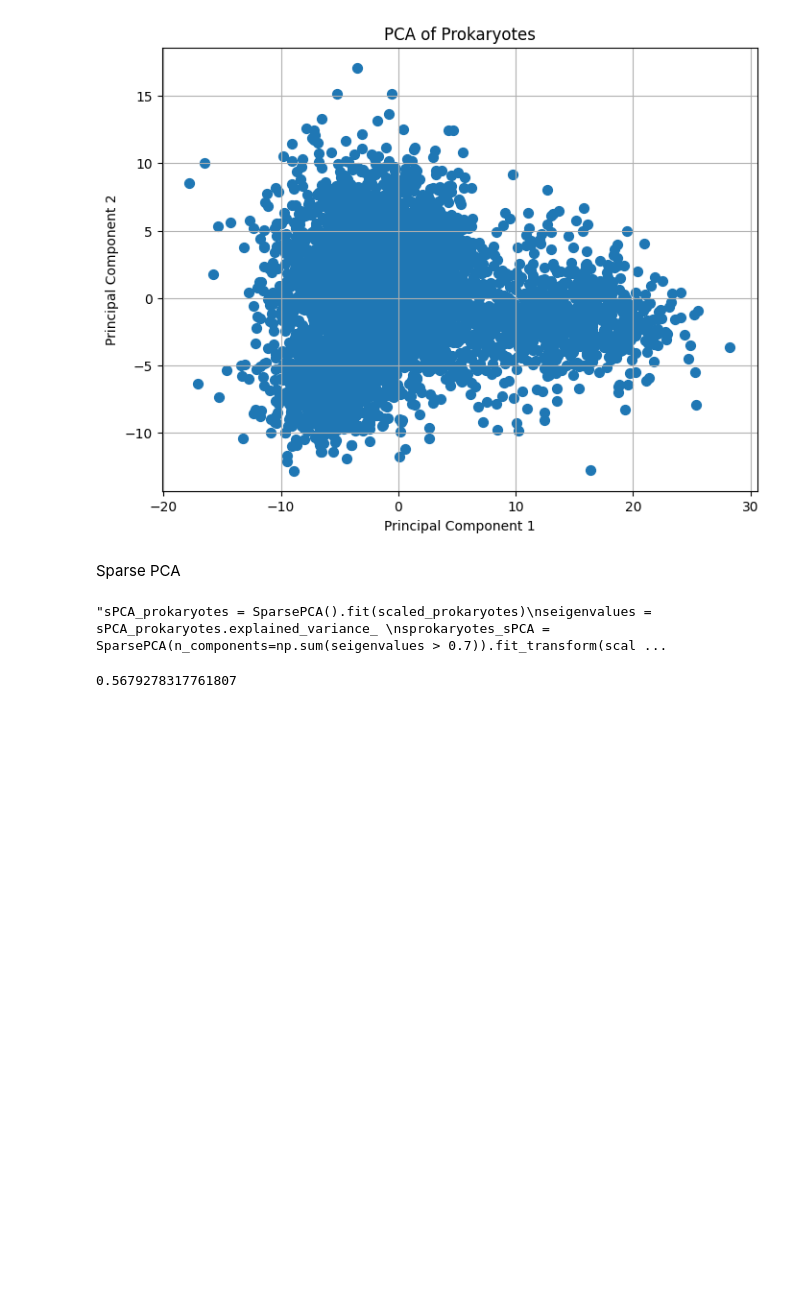
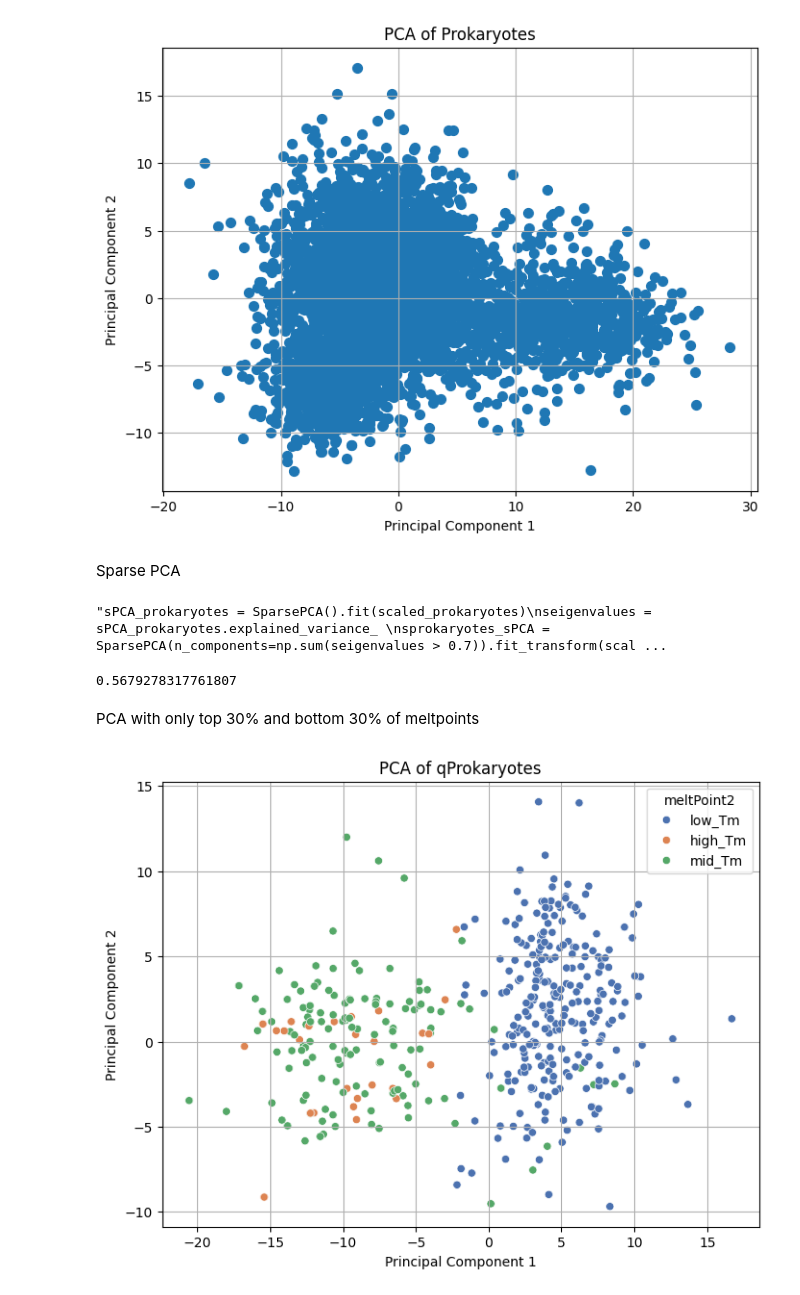
Before and after one commit to datascience-mobi-2024/topic04_02, a Jupyter notebook: pca_regression.ipynb, the cells around one changed output. Cells and saved outputs as stored; diff of their text form; code cells hidden in the pictures; blank space fills up the shorter version.

```diff
--- a/pca.ipynb
+++ b/pca_regression.ipynb
@@ -130,3 +131,5 @@ svariance = sPCA_prokaryotes.explained_variance_ratio_'''
 sum(variance[0:20])
 # %% [output]
 0.5679278317761807
+# %% [markdown]
+PCA with only top 30% and bottom 30% of meltpoints
@@ -132,0 +153,46 @@ sum(variance[0:20])
+# %%
+prokaryotes2: pd.DataFrame = pd.read_csv(os.path.join(path, "prokaryotes_323columns.csv"))
+prokaryotesquant = pain(prokaryotes2,'meltPoint',0.2,0.8)
+qprokaryotesmp = prokaryotesquant.copy()
+droplist = [0,1,2,3,4,5,6,7,8,10,11,12,13,14,15,16,17,18,19,20,21,22,23,24,25,26,27,28,29,30,31]
+col = prokaryotesquant.columns
+dropl2 = []
+""" for n in col:
+    if len(n) == 2:
+        dropl2.append(n) """
+prokaryotesquant = prokaryotesquant.drop(prokaryotes2.columns[droplist], axis=1)
+#prokaryotes = prokaryotes.drop(dropl2, axis=1)
+prokaryotesquant = prokaryotesquant.drop(['helixind','helixseq'],axis = 1)
+prokaryotesquant = prokaryotesquant.reset_index(drop=True)
+# %%
+prokaryotesquant.replace([np.inf, -np.inf], np.nan, inplace=True)
+prokaryotesquant = prokaryotesquant.fillna(0)
+scaled_qprokaryotes = StandardScaler().fit_transform(prokaryotesquant)
+qPCA_prokaryotes = PCA().fit(scaled_qprokaryotes)
+qeigenvalues = qPCA_prokaryotes.explained_variance_
+qprokaryotes_PCA = PCA(n_components=np.sum(qeigenvalues > 0.7)).fit_transform(scaled_qprokaryotes)
+qprokaryotes_PCA_df = pd.DataFrame(data = qprokaryotes_PCA, columns = [f'PC{i+1}' for i in range(np.sum(qeigenvalues > 0.7))])
+qvariance = qPCA_prokaryotes.explained_variance_ratio_
+qloadings = PCA(n_components=20).fit(scaled_qprokaryotes).components_.T
+qloadings_df = pd.DataFrame(qloadings, columns=[f'PC{i+1}' for i in range(qloadings.shape[1])], index=prokaryotesquant.columns)
+# %%
+for n in qprokaryotesmp.index:
+    if qprokaryotesmp.loc[n,'meltPoint'] <= qprokaryotesmp['meltPoint'].quantile(0.1):
+        qprokaryotes_PCA_df.loc[n, 'meltPoint2'] = 'low_Tm'
+    elif qprokaryotesmp.loc[n,'meltPoint'] >= qprokaryotesmp['meltPoint'].quantile(0.9) and qprokaryotesmp.loc[n,'meltPoint'] <= qprokaryotesmp['meltPoint'].quantile(0.95):
+        qprokaryotes_PCA_df.loc[n, 'meltPoint2'] = 'mid_Tm'
+    elif qprokaryotesmp.loc[n,'meltPoint'] >= qprokaryotesmp['meltPoint'].quantile(0.99):
+        qprokaryotes_PCA_df.loc[n, 'meltPoint2'] = 'high_Tm'
+    else:
+        qprokaryotes_PCA_df.loc[n, 'meltPoint2'] = np.nan
+# %%
+plt.figure(figsize=(8, 6))
+sns.scatterplot(data = qprokaryotes_PCA_df[qprokaryotes_PCA_df['meltPoint2'].isin(['high_Tm','mid_Tm','low_Tm'])], x = 'PC1', y = 'PC2', hue = 'meltPoint2',palette = 'deep')
+#sns.scatterplot(data = prokaryotes_PCA_df, x = 'PC1', y = 'PC3', hue = 'meltPoint',palette = 'deep')
+plt.xlabel('Principal Component 1')
+plt.ylabel('Principal Component 2')
+plt.title('PCA of qProkaryotes')
+plt.grid()
+plt.show()
+# %% [output]
+[figure, added]
```
Also changed, not shown: parts of 6 cells of this notebook, 2 other files.
